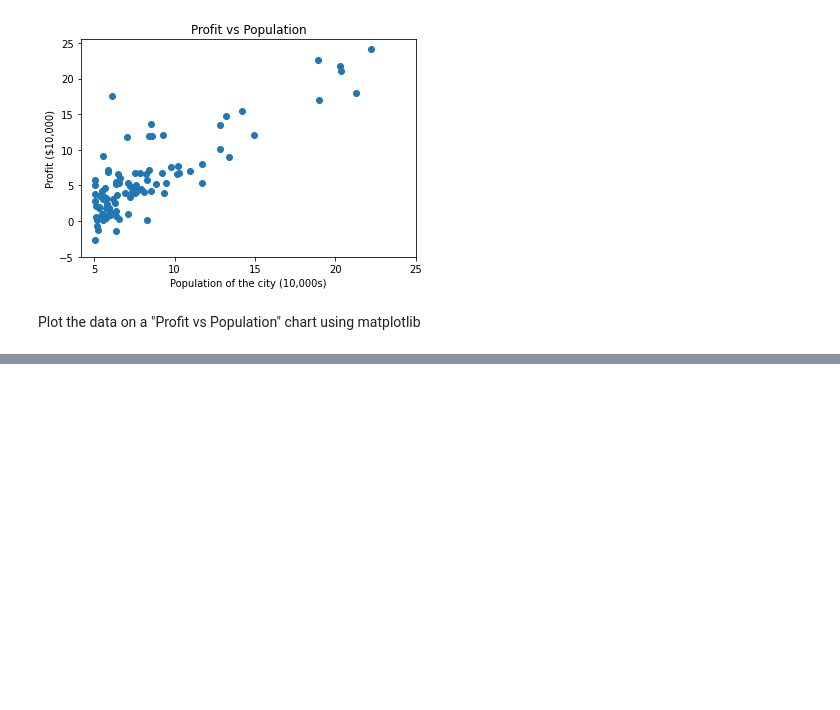
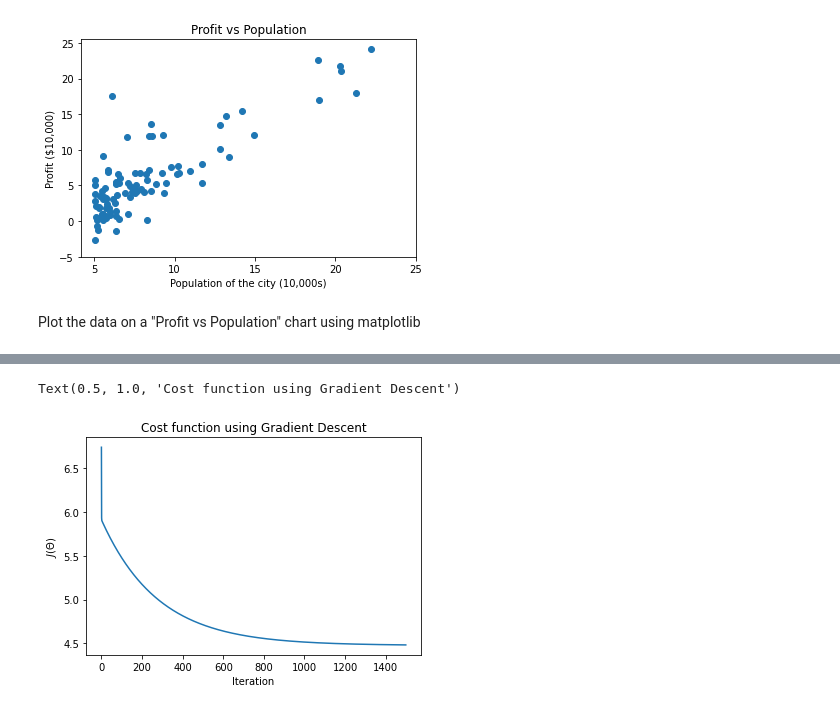
Before and after one commit to soham1sawant/Machine-Learning, a Jupyter notebook: Linear Regression with One Variable/ex1.ipynb, the cells around one changed output, grey strips where cells are left out. Saved outputs shown, nothing was run; the diff lists cells and outputs as text; code cells hidden in the pictures; blank space fills up the shorter version.

```diff
--- a/Linear Regression with One Variable/ex1.ipynb
+++ b/Linear Regression with One Variable/ex1.ipynb
@@ -43,0 +63,24 @@ Plot the data on a "Profit vs Population" chart using matplotlib
+# %%
+def gradientDescent(X,y,theta,alpha,num_iters):
+    """
+    Take in numpy array X, y and theta and update theta by taking   num_iters gradient steps
+    with learning rate of alpha
+
+    return theta and the list of the cost of theta during each  iteration
+    """
+
+    m=len(y)
+    J_history=[]
+
+    for i in range(num_iters):
+        predictions = X.dot(theta)
+        error = np.dot(X.transpose(),(predictions -y))
+        descent=alpha * 1/m * error
+        theta-=descent
+        J_history.append(computeCost(X,y,theta))
+
+    return theta, J_history
+
+theta,J_history = gradientDescent(X,y,theta,0.01,1500)
+
+print("h(x) ="+str(round(theta[0,0],2))+" + "+str(round(theta[1,0],2))+"x1")
@@ -43,0 +113,8 @@ Plot the data on a "Profit vs Population" chart using matplotlib
+# %%
+plt.plot(J_history)
+plt.xlabel("Iteration")
+plt.ylabel("$J(\Theta)$")
+plt.title("Cost function using Gradient Descent")
+# %% [output]
+Text(0.5, 1.0, 'Cost function using Gradient Descent')
+[figure, added]
```
Also changed, not shown: parts of 8 cells of this notebook.
